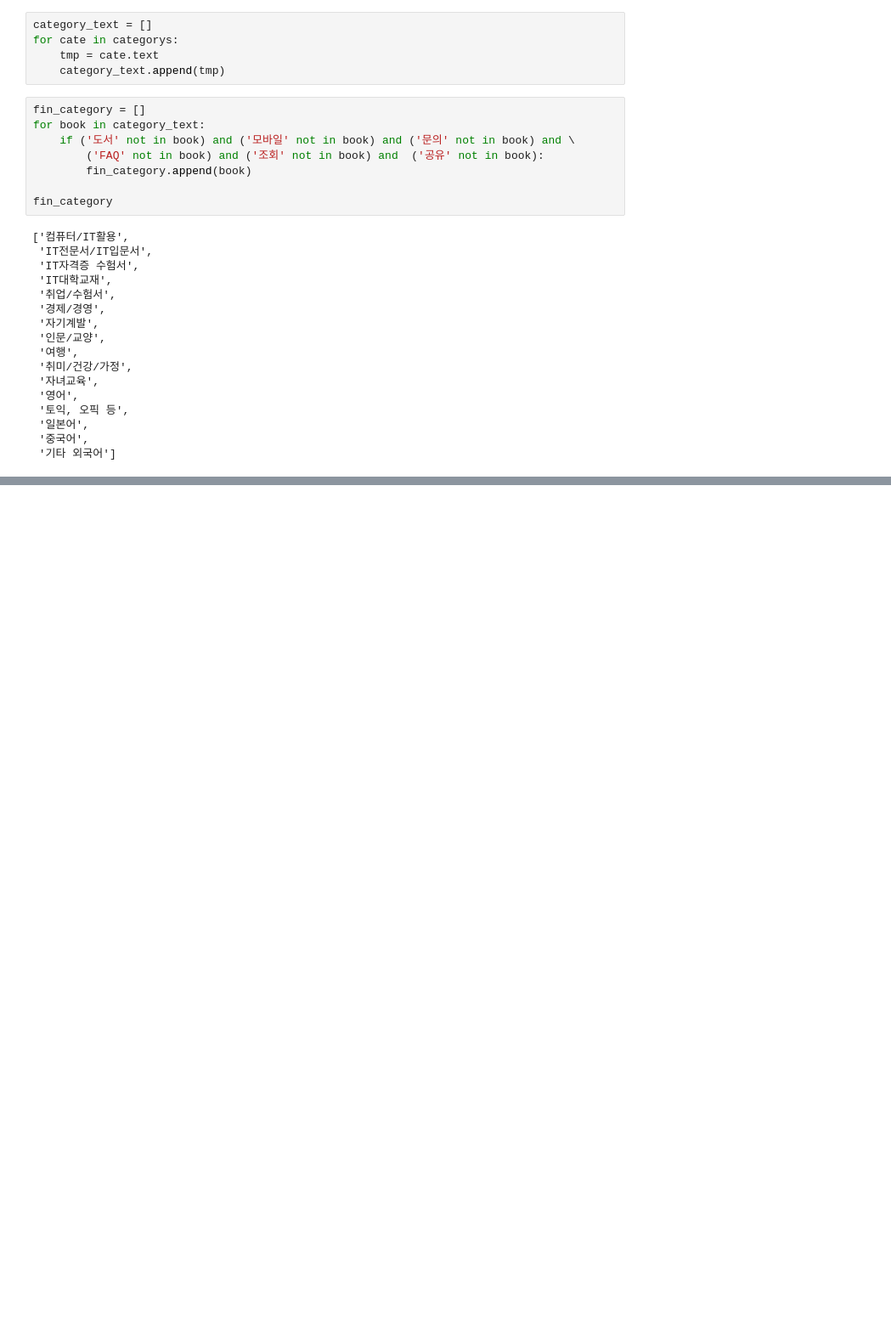
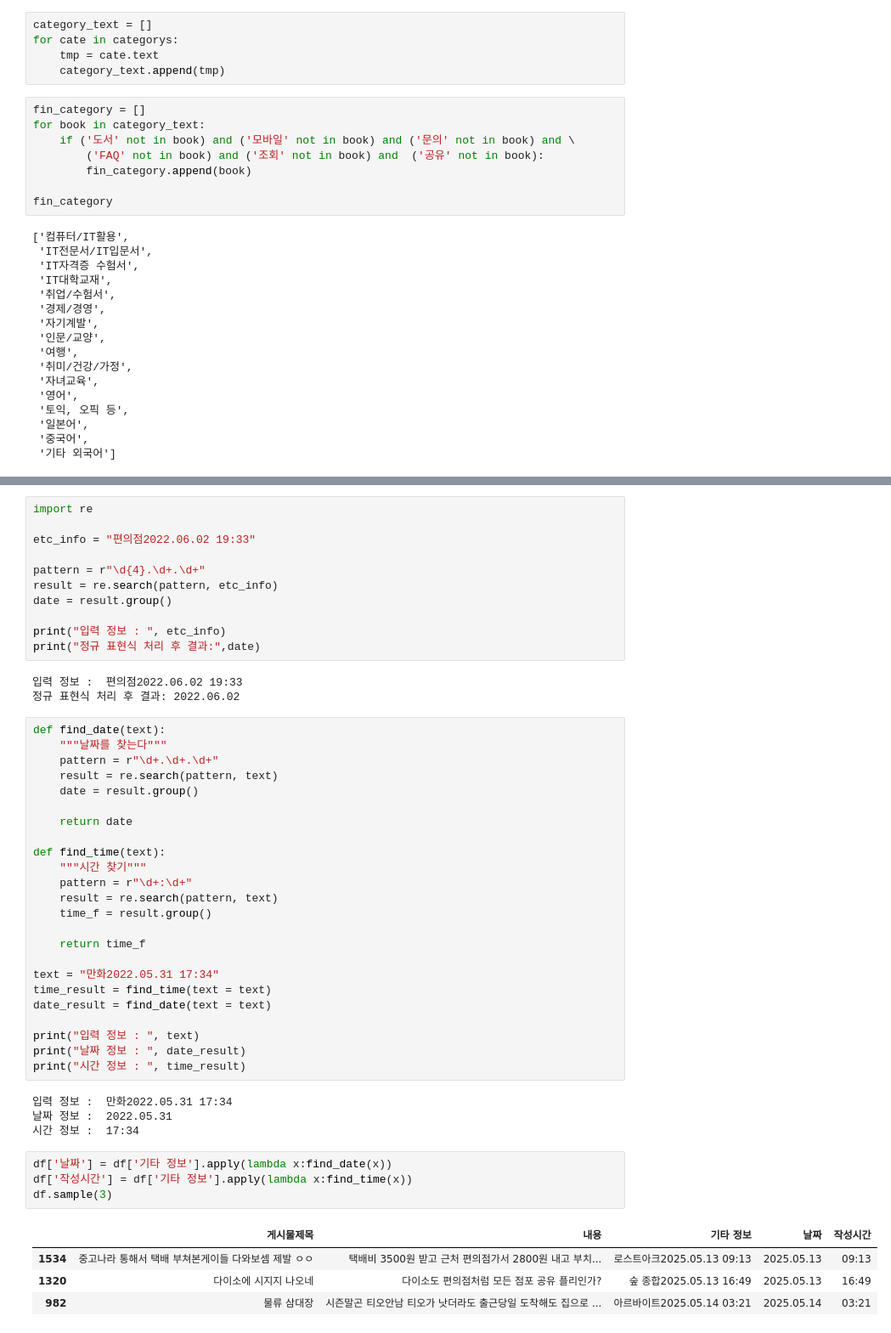
Before and after one commit to semin-pk/DataAnalysisPython, a Jupyter notebook: 2장/chapter02.ipynb, the cells around one changed output, grey strips where cells are left out. Shown at 85% size. Saved outputs shown, nothing was run; the diff lists cells and outputs as text; blank space fills up the shorter version.

```diff
--- a/2장/chapter02.ipynb
+++ b/2장/chapter02.ipynb
@@ -89,0 +292,51 @@ fin_category
+# %%
+import re
+
+etc_info = "편의점2022.06.02 19:33"
+
+pattern = r"\d{4}.\d+.\d+"
+result = re.search(pattern, etc_info)
+date = result.group()
+
+print("입력 정보 : ", etc_info)
+print("정규 표현식 처리 후 결과:",date)
+# %% [output]
+입력 정보 :  편의점2022.06.02 19:33
+정규 표현식 처리 후 결과: 2022.06.02
+# %%
+def find_date(text):
+    """날짜를 찾는다"""
+    pattern = r"\d+.\d+.\d+"
+    result = re.search(pattern, text)
+    date = result.group()
+
+    return date
+
+def find_time(text):
+    """시간 찾기"""
+    pattern = r"\d+:\d+"
+    result = re.search(pattern, text)
+    time_f = result.group()
+
+    return time_f
+
+text = "만화2022.05.31 17:34"
+time_result = find_time(text = text)
+date_result = find_date(text = text)
+
+print("입력 정보 : ", text)
+print("날짜 정보 : ", date_result)
+print("시간 정보 : ", time_result)
+# %% [output]
+입력 정보 :  만화2022.05.31 17:34
+날짜 정보 :  2022.05.31
+시간 정보 :  17:34
+# %%
+df['날짜'] = df['기타 정보'].apply(lambda x:find_date(x))
+df['작성시간'] = df['기타 정보'].apply(lambda x:find_time(x))
+df.sample(3)
+# %% [output]
+|  | 게시물제목 | 내용 | 기타 정보 | 날짜 | 작성시간 |
+| 1534 | 중고나라 통해서 택배 부쳐본게이들 다와보셈 제발 ㅇㅇ | 택배비 3500원 받고 근처 편의점가서 2800원 내고 부치... | 로스트아크2025.05.13 09:13 | 2025.05.13 | 09:13 |
+| 1320 | 다이소에 시지지 나오네 | 다이소도 편의점처럼 모든 점포 공유 플리인가? | 숲 종합2025.05.13 16:49 | 2025.05.13 | 16:49 |
+| 982 | 물류 삼대장 | 시즌말곤 티오안남 티오가 낫더라도 출근당일 도착해도 집으로 ... | 아르바이트2025.05.14 03:21 | 2025.05.14 | 03:21 |
```
Also changed, not shown: parts of 20 cells of this notebook.
